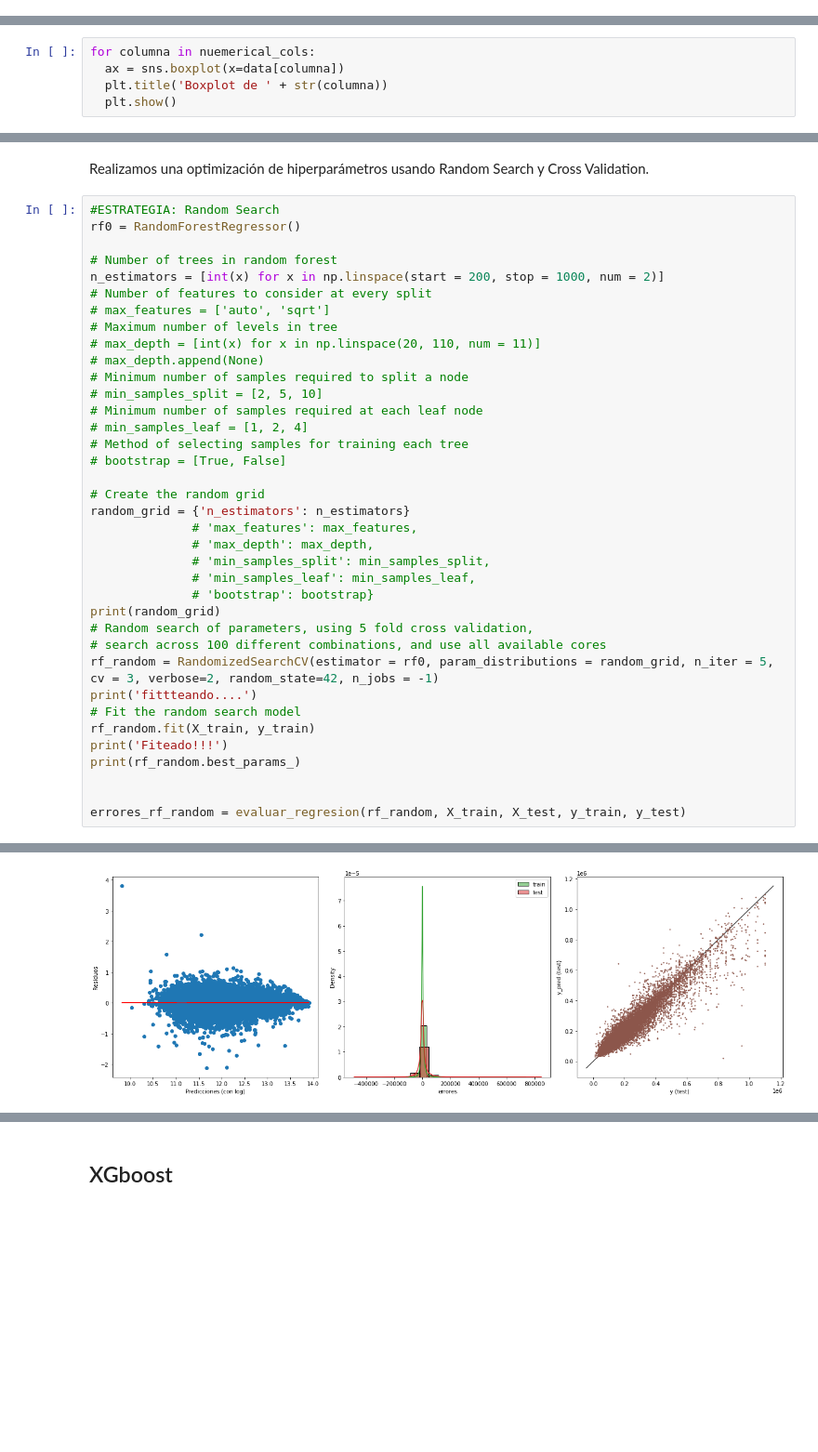
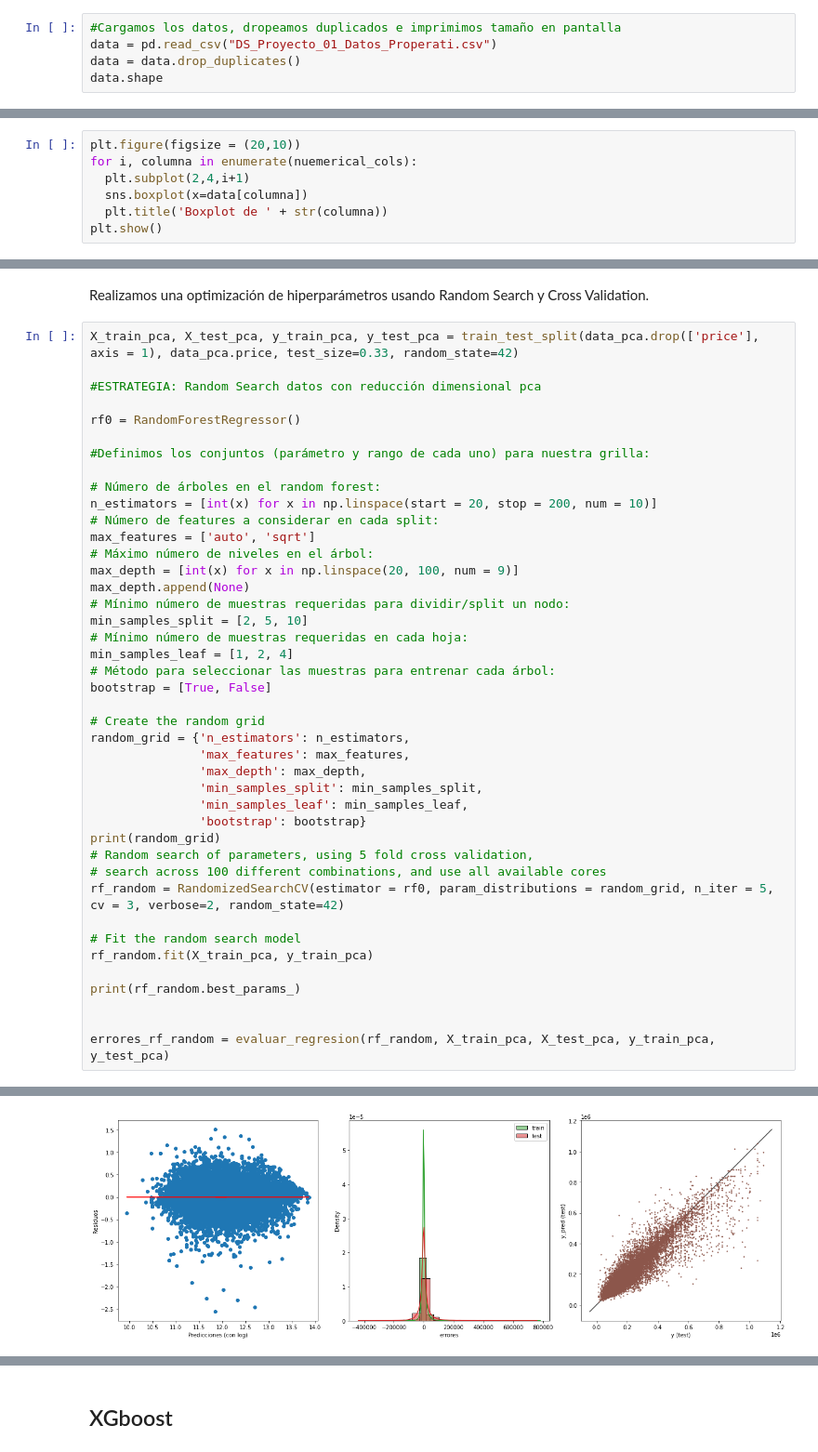
Before and after one commit to msavransky/properati, a Jupyter notebook: Properati_ML.ipynb, the cells around one changed output, grey strips where cells are left out. Shown at 93% size. Saved outputs shown, nothing was run; the diff lists cells and outputs as text; blank space fills up the shorter version.

```diff
--- a/Properati_ML.ipynb
+++ b/Properati_ML.ipynb
@@ -19,0 +14,5 @@ data.shape
+# %%
+#Cargamos los datos, dropeamos duplicados e imprimimos tamaño en pantalla
+data = pd.read_csv("DS_Proyecto_01_Datos_Properati.csv")
+data = data.drop_duplicates()
+data.shape
@@ -156,8 +169,10 @@ Columnas numéricas de tipo float:
 # %%
 nuemerical_cols = data.select_dtypes(include=['float64'])
 # %%
-for columna in nuemerical_cols:
-  ax = sns.boxplot(x=data[columna])
+plt.figure(figsize = (20,10))
+for i, columna in enumerate(nuemerical_cols):
+  plt.subplot(2,4,i+1)
+  sns.boxplot(x=data[columna])
   plt.title('Boxplot de ' + str(columna))
-  plt.show()
+plt.show()
 # %% [output]
@@ -1269,40 +1349,45 @@ plt.show()
 # %% [markdown]
 Realizamos una optimización de hiperparámetros usando Random Search y Cross Validation.
 # %%
-#ESTRATEGIA: Random Search
+X_train_pca, X_test_pca, y_train_pca, y_test_pca = train_test_split(data_pca.drop(['price'], axis = 1), data_pca.price, test_size=0.33, random_state=42)
+
+#ESTRATEGIA: Random Search datos con reducción dimensional pca
+
 rf0 = RandomForestRegressor()
 
-# Number of trees in random forest
-n_estimators = [int(x) for x in np.linspace(start = 200, stop = 1000, num = 2)]
-# Number of features to consider at every split
-# max_features = ['auto', 'sqrt']
-# Maximum number of levels in tree
-# max_depth = [int(x) for x in np.linspace(20, 110, num = 11)]
-# max_depth.append(None)
-# Minimum number of samples required to split a node
-# min_samples_split = [2, 5, 10]
-# Minimum number of samples required at each leaf node
-# min_samples_leaf = [1, 2, 4]
-# Method of selecting samples for training each tree
-# bootstrap = [True, False]
+#Definimos los conjuntos (parámetro y rango de cada uno) para nuestra grilla:
+
+# Número de árboles en el random forest:
+n_estimators = [int(x) for x in np.linspace(start = 20, stop = 200, num = 10)]
+# Número de features a considerar en cada split:
+max_features = ['auto', 'sqrt']
+# Máximo número de niveles en el árbol:
+max_depth = [int(x) for x in np.linspace(20, 100, num = 9)]
+max_depth.append(None)
+# Mínimo número de muestras requeridas para dividir/split un nodo:
+min_samples_split = [2, 5, 10]
+# Mínimo número de muestras requeridas en cada hoja:
+min_samples_leaf = [1, 2, 4]
+# Método para seleccionar las muestras para entrenar cada árbol:
+bootstrap = [True, False]
 
 # Create the random grid
-random_grid = {'n_estimators': n_estimators}
-              # 'max_features': max_features,
-              # 'max_depth': max_depth,
-              # 'min_samples_split': min_samples_split,
-              # 'min_samples_leaf': min_samples_leaf,
-              # 'bootstrap': bootstrap}
+random_grid = {'n_estimators': n_estimators,
+               'max_features': max_features,
+               'max_depth': max_depth,
+               'min_samples_split': min_samples_split,
+               'min_samples_leaf': min_samples_leaf,
+               'bootstrap': bootstrap}
 print(random_grid)
 # Random search of parameters, using 5 fold cross validation,
 # search across 100 different combinations, and use all available cores
-rf_random = RandomizedSearchCV(estimator = rf0, param_distributions = random_grid, n_iter = 5, cv = 3, verbose=2, random_state=42, n_jobs = -1)
-print('fittteando....')
+rf_random = RandomizedSearchCV(estimator = rf0, param_distributions = random_grid, n_iter = 5, cv = 3, verbose=2, random_state=42)
+
 # Fit the random search model
-rf_random.fit(X_train, y_train)
-print('Fiteado!!!')
+rf_random.fit(X_train_pca, y_train_pca)
+
 print(rf_random.best_params_)
 
 
-errores_rf_random = evaluar_regresion(rf_random, X_train, X_test, y_train, y_test)
+errores_rf_random = evaluar_regresion(rf_random, X_train_pca, X_test_pca, y_train_pca, y_test_pca)
 # %% [output]
@@ -1331 +1436 @@ R2:        0.98      0.91
-[figure, old version]
+[figure, new version]
```
Also changed, not shown: parts of 103 cells of this notebook.
